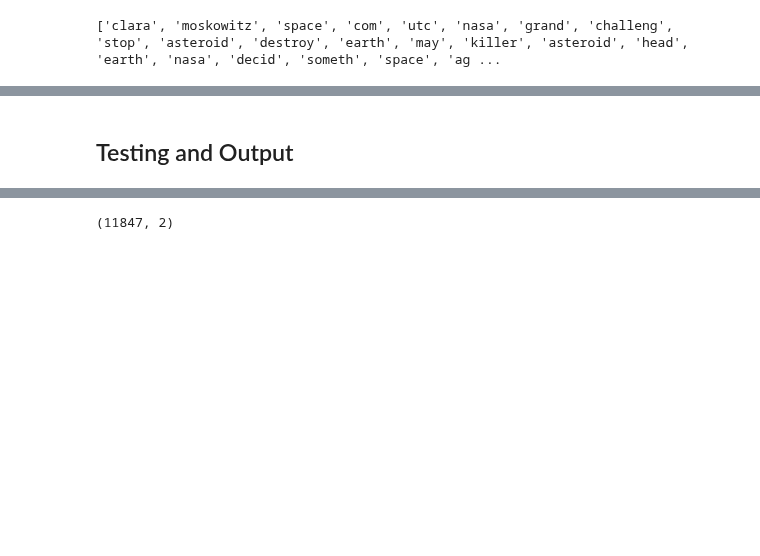
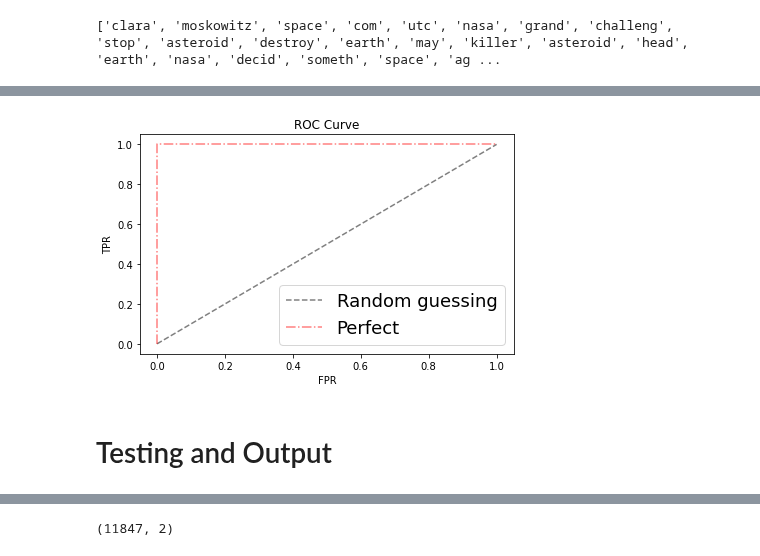
Before and after one commit to chengche6230/Deep-Learning-Course-Team-Project, a Jupyter notebook: Competition 1/src/Cup1_code.ipynb, the cells around one changed output, grey strips where cells are left out. Drawn from its saved outputs; the diff is of its cells as text; code cells hidden in the pictures; blank space fills up the shorter version.

```diff
--- a/Competition 1/src/Cup1_code.ipynb
+++ b/Competition 1/src/Cup1_code.ipynb
@@ -127,2 +202,25 @@ plt.show()
+# %%
+# Plot ROC curve
+
+#plt.plot(fpr, tpr, lw=2,
+#             label='Voting Classfier')
+
+plt.plot([0, 1], [0, 1],
+         linestyle='--', color='gray', label='Random guessing')
+
+plt.plot([0, 0, 1], [0, 1, 1],
+         linestyle='-.', alpha=0.5, color='red', label='Perfect')
+
+plt.xlim([-0.05, 1.05])
+plt.ylim([-0.05, 1.05])
+plt.xlabel('FPR')
+plt.ylabel('TPR')
+plt.title('ROC Curve')
+plt.legend(loc="lower right")
+plt.tight_layout()
+plt.legend(loc=4, prop={'size': 18})
+plt.show()
+# %% [output]
+[figure, added]
 # %% [markdown]
-## Testing and Output
+# Testing and Output
```
Also changed, not shown: parts of 13 cells of this notebook, 1 other file.
